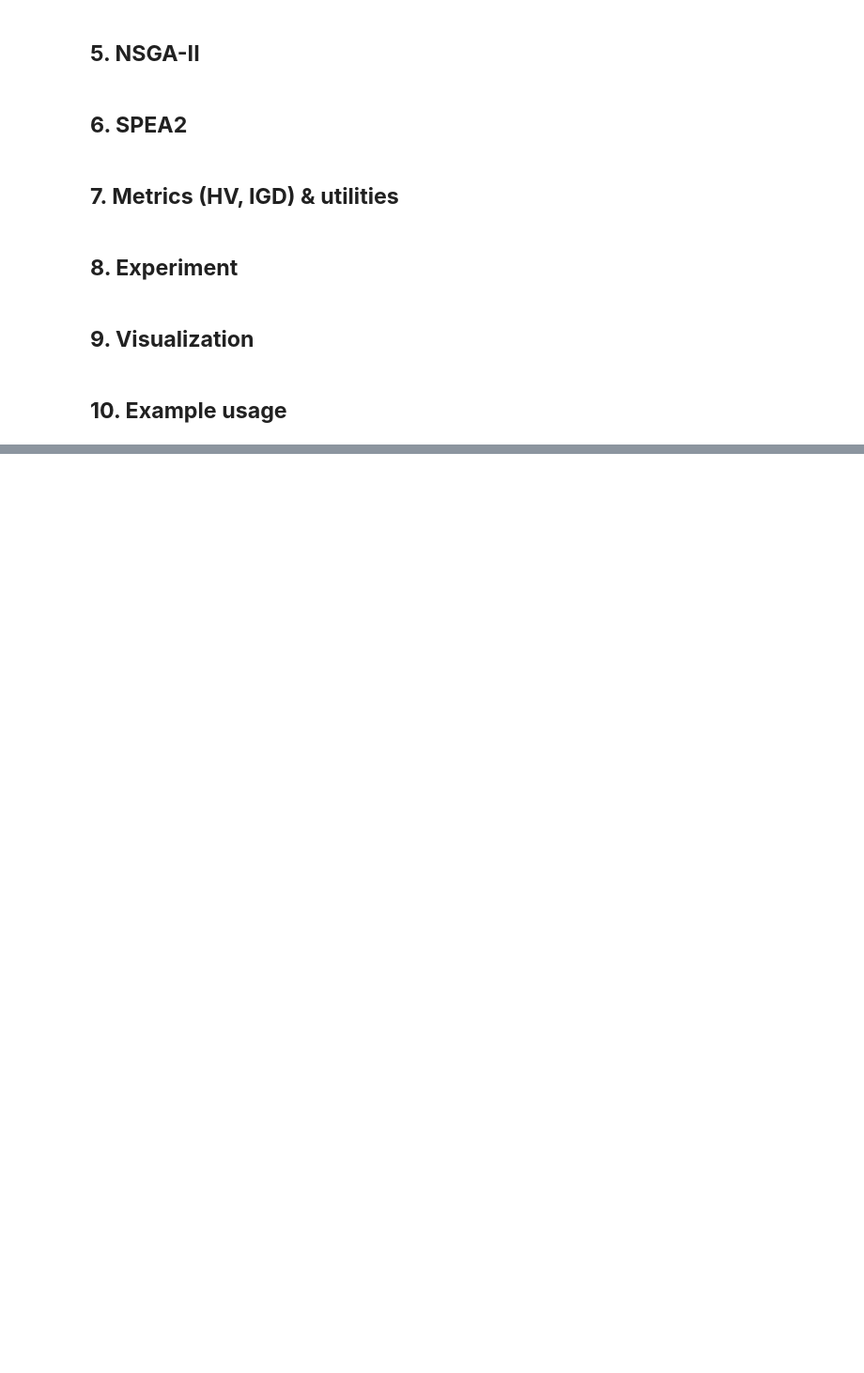
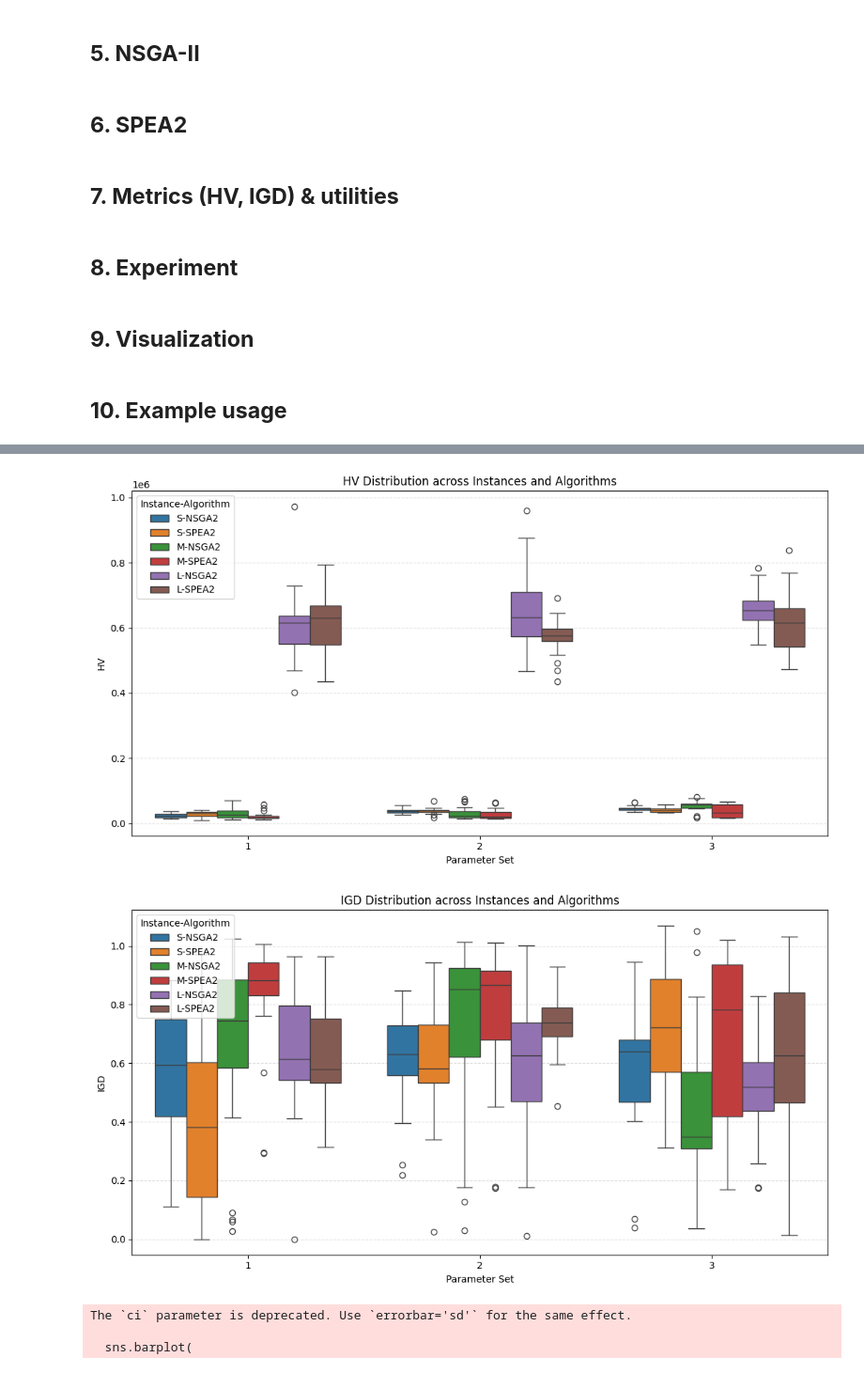
Before and after one commit to jofa016/ACIT4610---Mandatory-2, a Jupyter notebook: main.ipynb, the cells around one changed output, grey strips where cells are left out. Shown at 94% size. Cells and saved outputs as stored; diff of their text form; code cells hidden in the pictures; blank space fills up the shorter version.

```diff
--- a/main.ipynb
+++ b/main.ipynb
@@ -510,0 +595,77 @@ if __name__ == "__main__":
+# %%
+df = pd.read_csv("results_experiments_filled_with_evals.csv")
+
+
+def plot_pareto(res_nsga, res_spea, title="Pareto Front Comparison"):
+    plt.figure(figsize=(6, 5))
+    PF_n = res_nsga["PF"]
+    PF_s = res_spea["PF"]
+
+    plt.scatter(PF_n[:, 0], PF_n[:, 1], c="blue", label="NSGA-II", alpha=0.7)
+    plt.scatter(PF_s[:, 0], PF_s[:, 1], c="red", label="SPEA2", alpha=0.7)
+
+    plt.xlabel("Total Distance")
+    plt.ylabel("Balance Objective")
+    plt.title(title)
+    plt.legend()
+    plt.grid(True, linestyle="--", alpha=0.5)
+    plt.tight_layout()
+    plt.show()
+
+# -----------------------------
+# 2) Combined Boxplots for Metrics
+# -----------------------------
+def boxplot_metric_all(df, metric):
+    plt.figure(figsize=(11, 6))
+    df = df.copy()
+    df["group"] = df["instance"] + "-" + df["algo"]   # combine labels
+    sns.boxplot(
+        data=df,
+        x="param_set",
+        y=metric,
+        hue="group"
+    )
+    plt.title(f"{metric} Distribution across Instances and Algorithms")
+    plt.ylabel(metric)
+    plt.xlabel("Parameter Set")
+    plt.legend(title="Instance-Algorithm")
+    plt.grid(True, axis="y", linestyle="--", alpha=0.4)
+    plt.tight_layout()
+    plt.show()
+
+# -----------------------------
+# 3) Combined Runtime Comparison
+# -----------------------------
+def runtime_plot_all(df):
+    plt.figure(figsize=(11, 6))
+    df = df.copy()
+    df["group"] = df["instance"] + "-" + df["algo"]
+    sns.barplot(
+        data=df,
+        x="param_set",
+        y="time",
+        hue="group",
+        ci="sd"
+    )
+    plt.title("Runtime Comparison across Instances and Algorithms")
+    plt.ylabel("Time (s)")
+    plt.xlabel("Parameter Set")
+    plt.legend(title="Instance-Algorithm")
+    plt.grid(True, axis="y", linestyle="--", alpha=0.4)
+    plt.tight_layout()
+    plt.show()
+
+# -----------------------------
+# Example Usage
+# -----------------------------
+if __name__ == "__main__":
+    # Combined plots for all instances & algorithms
+    boxplot_metric_all(df, "HV")
+    boxplot_metric_all(df, "IGD")
+    runtime_plot_all(df)
+# %% [output]
+[figure, added]
+[figure, added]
+The `ci` parameter is deprecated. Use `errorbar='sd'` for the same effect.
+
+  sns.barplot(
```
Also changed, not shown: parts of 7 cells of this notebook, 1 other file.
